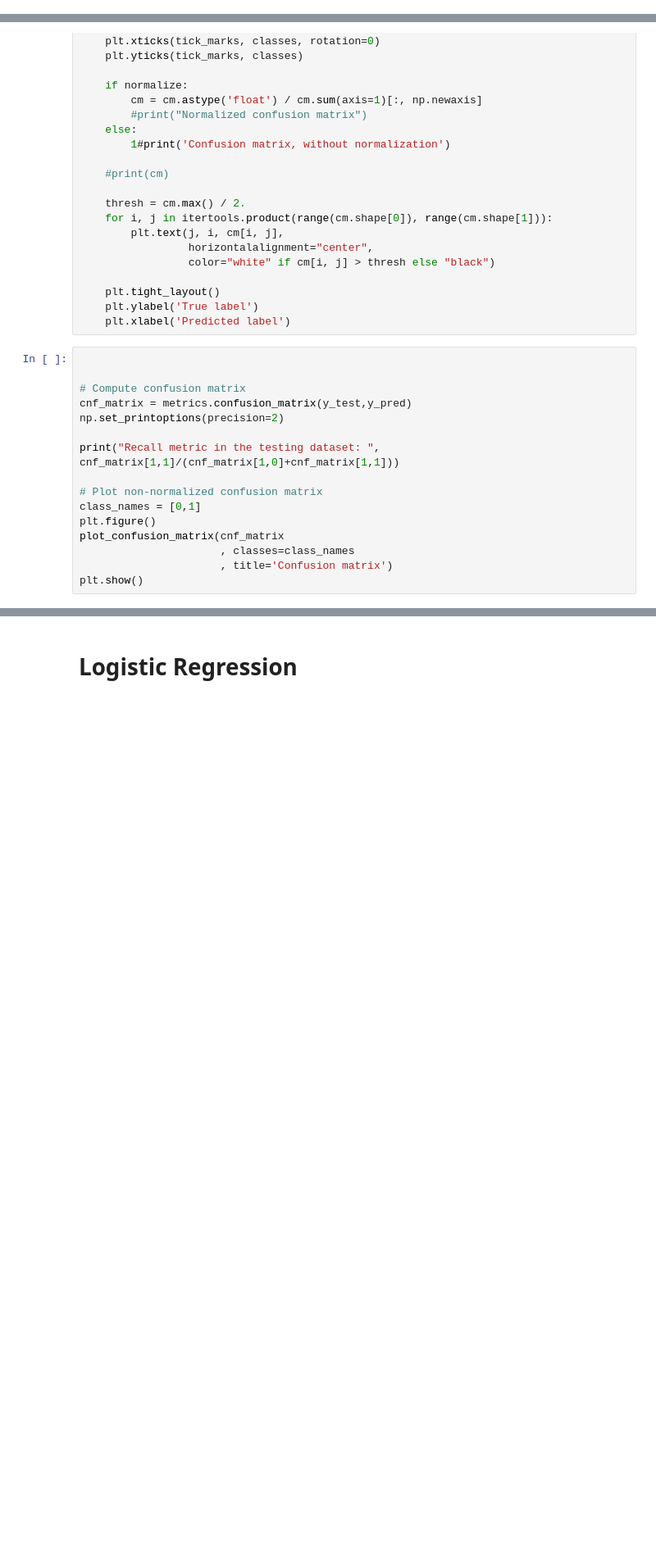
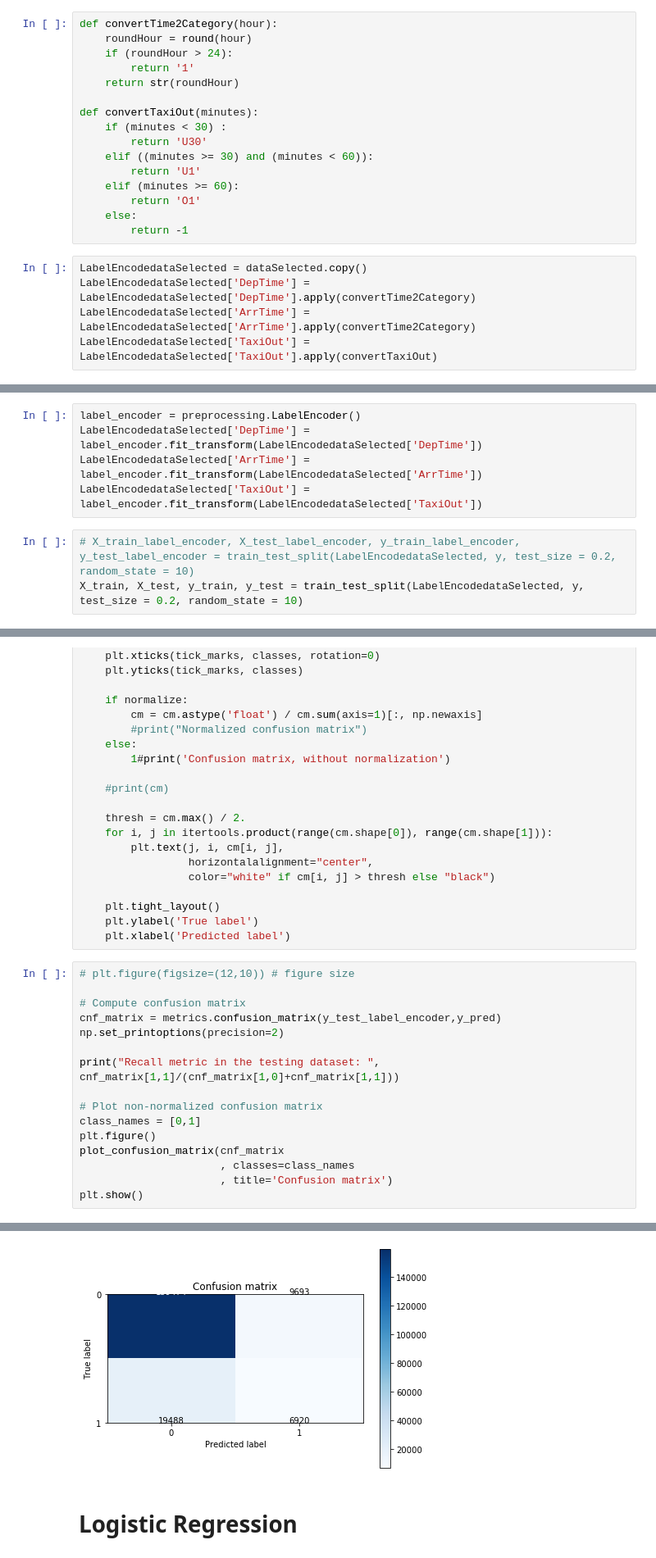
Before and after one commit to danghung-dev/cbd-assignment, a Jupyter notebook: assignment5_Airline_Arrival/assignment5_2.ipynb, the cells around one changed output, grey strips where cells are left out. Shown: that part at 82% size. Drawn from its saved outputs; the diff is of its cells as text; blank space fills up the shorter version.

```diff
--- a/assignment5_Airline_Arrival/assignment5_2.ipynb
+++ b/assignment5_Airline_Arrival/assignment5_2.ipynb
@@ -395,0 +498,21 @@ Nhìn vào phân phối trên, các biến có ảnh hưởng đến ArrDelay l
+# %%
+def convertTime2Category(hour):
+    roundHour = round(hour)
+    if (roundHour > 24):
+        return '1'
+    return str(roundHour)
+
+def convertTaxiOut(minutes):
+    if (minutes < 30) :
+        return 'U30'
+    elif ((minutes >= 30) and (minutes < 60)):
+        return 'U1'
+    elif (minutes >= 60):
+        return 'O1'
+    else:
+        return -1
+# %%
+LabelEncodedataSelected = dataSelected.copy()
+LabelEncodedataSelected['DepTime'] = LabelEncodedataSelected['DepTime'].apply(convertTime2Category)
+LabelEncodedataSelected['ArrTime'] = LabelEncodedataSelected['ArrTime'].apply(convertTime2Category)
+LabelEncodedataSelected['TaxiOut'] = LabelEncodedataSelected['TaxiOut'].apply(convertTaxiOut)
@@ -396,3 +541,11 @@ Nhìn vào phân phối trên, các biến có ảnh hưởng đến ArrDelay l
+# %%
+label_encoder = preprocessing.LabelEncoder()
+LabelEncodedataSelected['DepTime'] = label_encoder.fit_transform(LabelEncodedataSelected['DepTime'])
+LabelEncodedataSelected['ArrTime'] = label_encoder.fit_transform(LabelEncodedataSelected['ArrTime'])
+LabelEncodedataSelected['TaxiOut'] = label_encoder.fit_transform(LabelEncodedataSelected['TaxiOut'])
+# %%
+# X_train_label_encoder, X_test_label_encoder, y_train_label_encoder, y_test_label_encoder = train_test_split(LabelEncodedataSelected, y, test_size = 0.2, random_state = 10)
+X_train, X_test, y_train, y_test = train_test_split(LabelEncodedataSelected, y, test_size = 0.2, random_state = 10)
 # %% [markdown]
 # Apply Model
 # %% [markdown]
@@ -474,10 +639,10 @@ def plot_confusion_matrix(cm, classes,
     plt.ylabel('True label')
     plt.xlabel('Predicted label')
 # %%
-
+# plt.figure(figsize=(12,10)) # figure size
 
 # Compute confusion matrix
-cnf_matrix = metrics.confusion_matrix(y_test,y_pred)
+cnf_matrix = metrics.confusion_matrix(y_test_label_encoder,y_pred)
 np.set_printoptions(precision=2)
 
 print("Recall metric in the testing dataset: ", cnf_matrix[1,1]/(cnf_matrix[1,0]+cnf_matrix[1,1]))
@@ -489,3 +654,4 @@ plot_confusion_matrix(cnf_matrix
                       , classes=class_names
                       , title='Confusion matrix')
 plt.show()
+# %% [output]
@@ -492,3 +659,4 @@ plt.show()
+[figure, added]
 # %% [markdown]
 # Logistic Regression
 # %%
```
Also changed, not shown: parts of 24 cells of this notebook.
